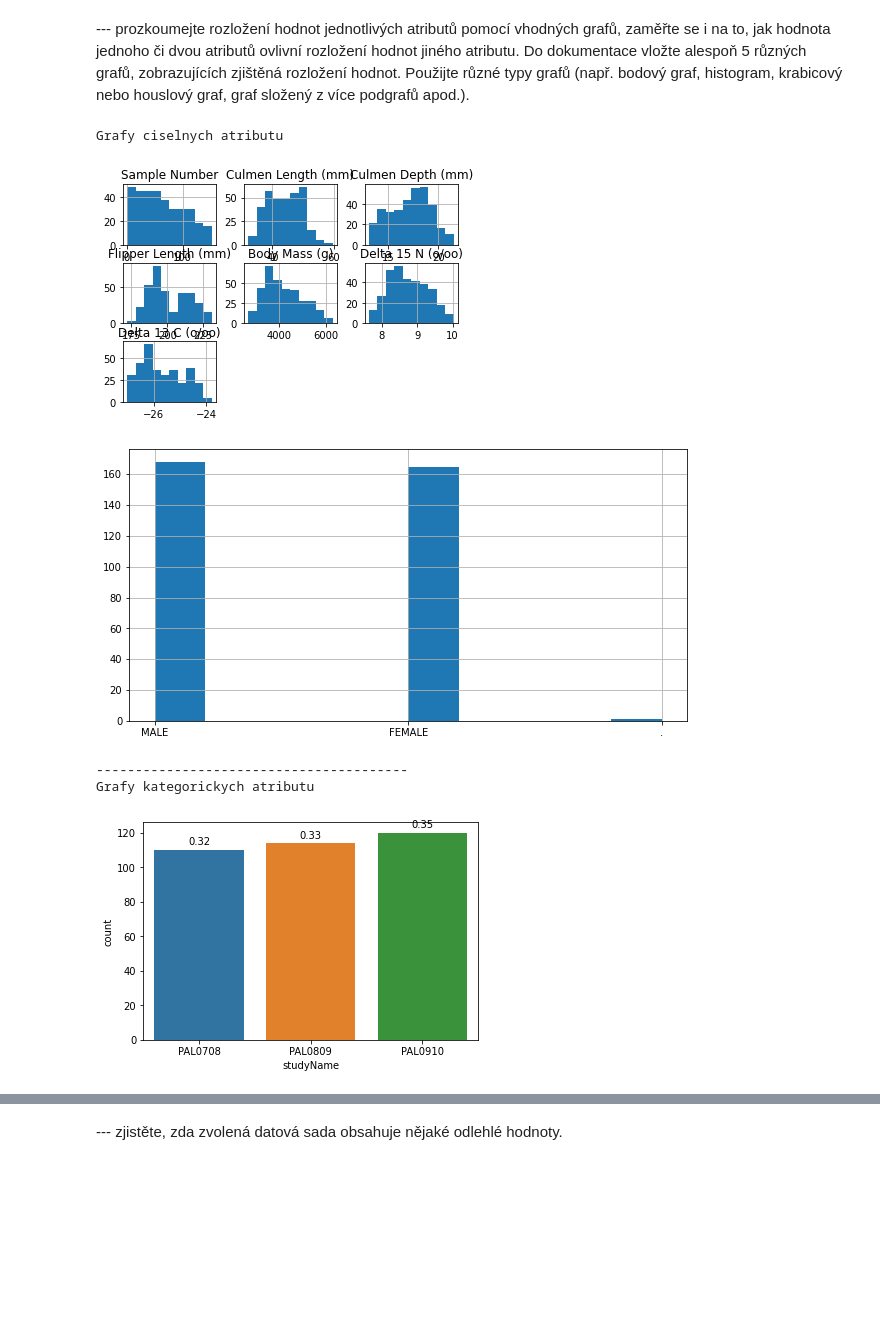
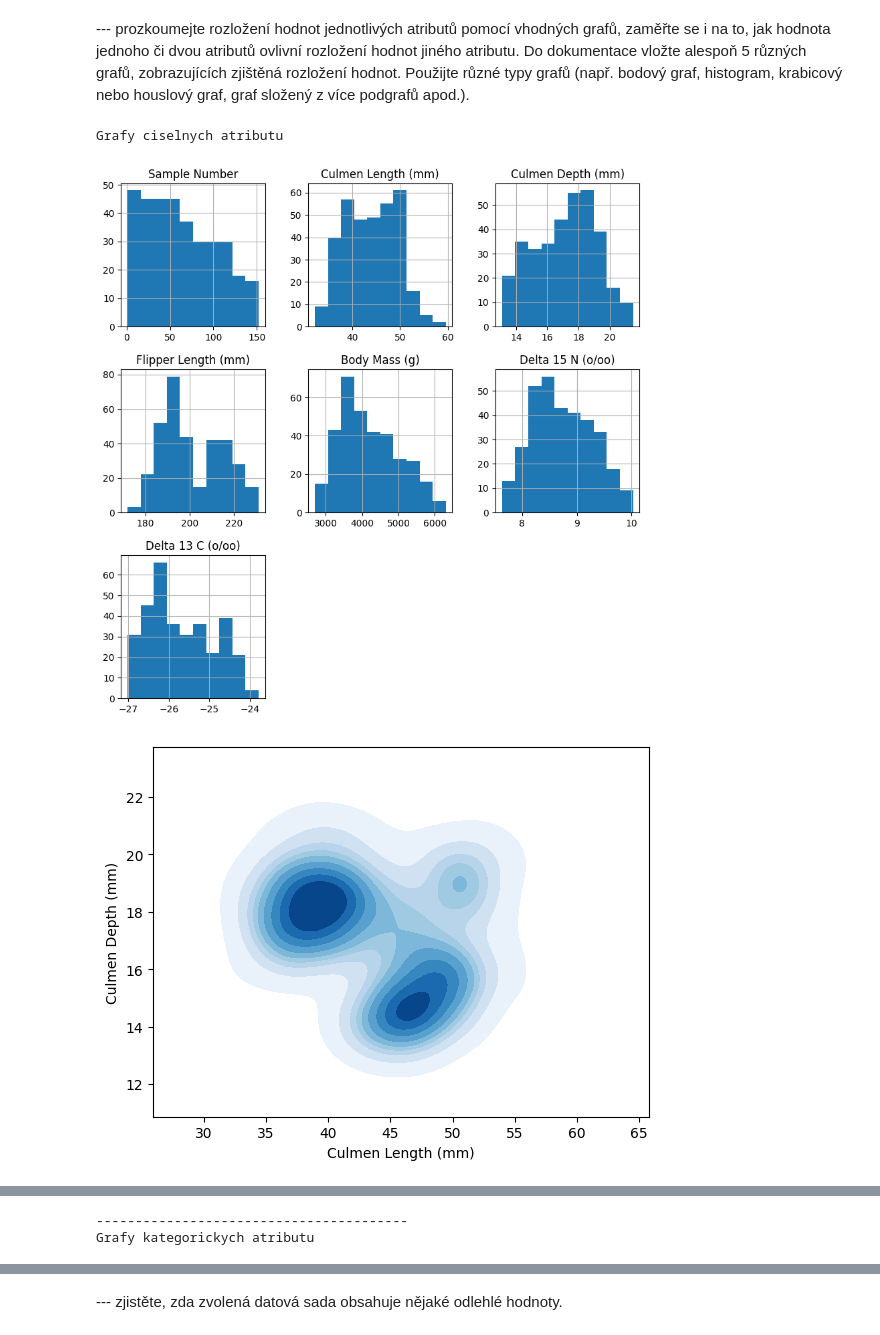
Before and after one commit to xgross11/UPA2_projekt, a Jupyter notebook: explor_analysis.ipynb, the cells around one changed output, grey strips where cells are left out. Drawn from its saved outputs; the diff is of its cells as text; code cells hidden in the pictures; blank space fills up the shorter version.

```diff
--- a/explor_analysis.ipynb
+++ b/explor_analysis.ipynb
@@ -70,30 +70,50 @@ Sexing primers did not amplify. Not enough blood for isotopes.           1
 Name: Comments, dtype: int64
 # %% [markdown]
 --- prozkoumejte rozložení hodnot jednotlivých atributů pomocí vhodných grafů, zaměřte se i na to, jak hodnota jednoho či dvou atributů ovlivní rozložení hodnot jiného atributu. Do dokumentace vložte alespoň 5 různých grafů, zobrazujících zjištěná rozložení hodnot. Použijte různé typy grafů (např. bodový graf, histogram, krabicový nebo houslový graf, graf složený z více podgrafů apod.).
-# %%
-#TODO doplnit grafy-kombinace atributu, nevim si rady jak je nakombinovat do cca 5 grafu
-#pro ciselne krabicove nebo histogram
-print("Grafy ciselnych atributu\n")
-penguins.hist()
-plt.show()
-
-penguins.Sex.hist(figsize=(10,5))
-plt.show()
-
-print("\n----------------------------------------\nGrafy kategorickych atributu\n")
-ax = sns.countplot(x = 'studyName',data = penguins)
-total = float(len(penguins))
-for p in ax.patches:
-    height = p.get_height()
-    ax.text(p.get_x()+p.get_width()/2.,
-            height + 3,
-            '{:1.2f}'.format(height/total),
-            ha="center")
-plt.show()
-# %% [output]
-Grafy ciselnych atributu
-[figure, removed]
-[figure, removed]
-----------------------------------------
-Grafy kategorickych atributu
-[figure, removed]
+# %%
+print("Grafy ciselnych atributu\n")
+
+# Matice histogramů číselných atributů
+penguins.hist(figsize=(10,10))
+plt.show()
+
+# KDE graf
+sns.kdeplot(x="Culmen Length (mm)", y="Culmen Depth (mm)", data=penguins, fill=True, cmap="Blues")
+plt.show()
+
+sns.scatterplot(x="Culmen Length (mm)", y="Culmen Depth (mm)", data=penguins[penguins['Sex'] == 'MALE'], label="Male")
+sns.scatterplot(x="Culmen Length (mm)", y="Culmen Depth (mm)", data=penguins[penguins['Sex'] == 'FEMALE'], label="Female")
+plt.legend()
+plt.show()
+
+# Krabicový graf
+sns.boxplot(x="Body Mass (g)", y="Species", data=penguins)
+plt.show()
+
+# Houslový graf
+sns.violinplot(x="Sex", y="Body Mass (g)", data=penguins)
+plt.show()
+
+# Matice bodových grafů a histogramů
+pd.plotting.scatter_matrix(penguins, figsize=(15,15))
+plt.show()
+
+print("\n----------------------------------------\nGrafy kategorickych atributu\n")
+# Počítací graf kategorických dat
+sns.countplot(x="Sex", data=penguins)
+plt.show()
+
+# Počítací graf kategorických dat s procenty
+ax = sns.countplot(x = 'studyName',data = penguins)
+total = float(len(penguins))
+for p in ax.patches:
+    height = p.get_height()
+    ax.text(p.get_x()+p.get_width()/2.,
+            height + 3,
+            '{:1.2f}'.format(height/total),
+            ha="center")
+plt.show()
+# %% [output]
+Grafy ciselnych atributu
+[figure, added]
+[figure, added]
@@ -99,0 +124,2 @@ Grafy kategorickych atributu
+----------------------------------------
+Grafy kategorickych atributu
```
Also changed, not shown: parts of 6 cells of this notebook.
